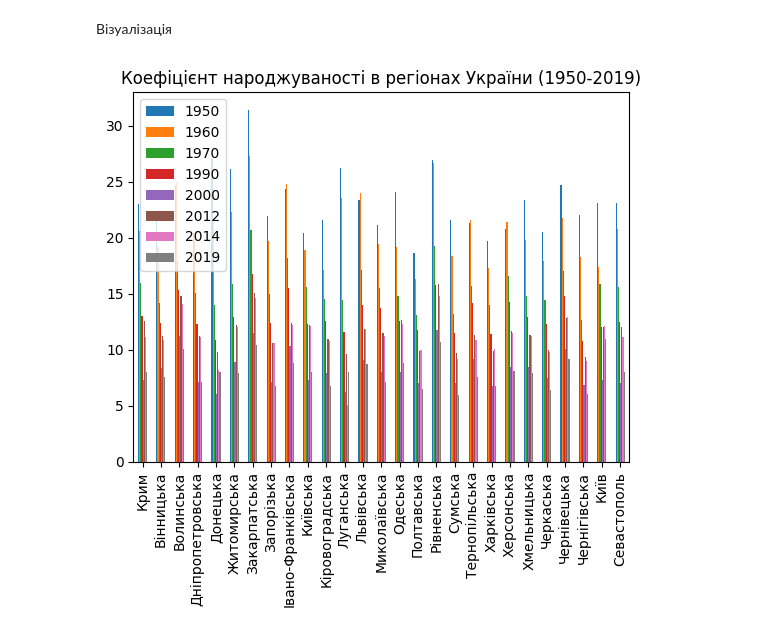
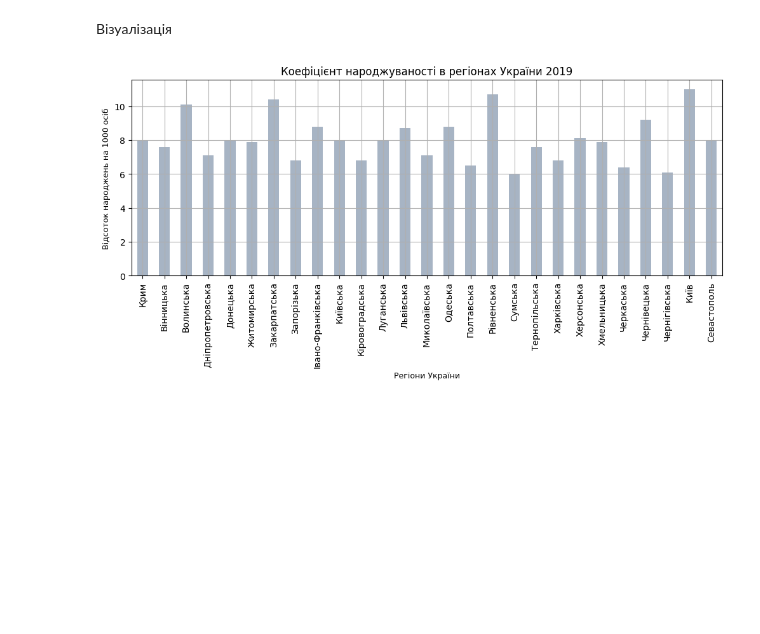
Before and after one commit to Zaicevvv/GoIT-DSandML-Private, a Jupyter notebook: HW5_1.ipynb, the cells around one changed output. Cells and saved outputs as stored; diff of their text form; code cells hidden in the pictures; blank space fills up the shorter version.

```diff
--- a/HW5_1.ipynb
+++ b/HW5_1.ipynb
@@ -165,8 +165,13 @@ Name: Регіон, dtype: object
 # %% [markdown]
 Візуалізація
 # %%
-data.plot(kind="bar", title='Коефіцієнт народжуваності в регіонах України (1950-2019)')
-plt.xticks(range(len(data)), data.iloc[:, 0])
+data_to_show = data['2019']
+plt.figure(figsize=(12, 4))
+data_to_show.plot(kind="bar", title='Коефіцієнт народжуваності в регіонах України 2019', color='#a7b4c4')
+plt.xticks(data.index, data['Регіон'])
+plt.ylabel('Відсоток народжень на 1000 осіб', fontsize=9)
+plt.xlabel('Регіони України', fontsize=9)
+plt.grid()
 plt.show()
 # %% [output]
-[figure, old version]
+[figure, new version]
```
Also changed, not shown: parts of 3 cells of this notebook.
